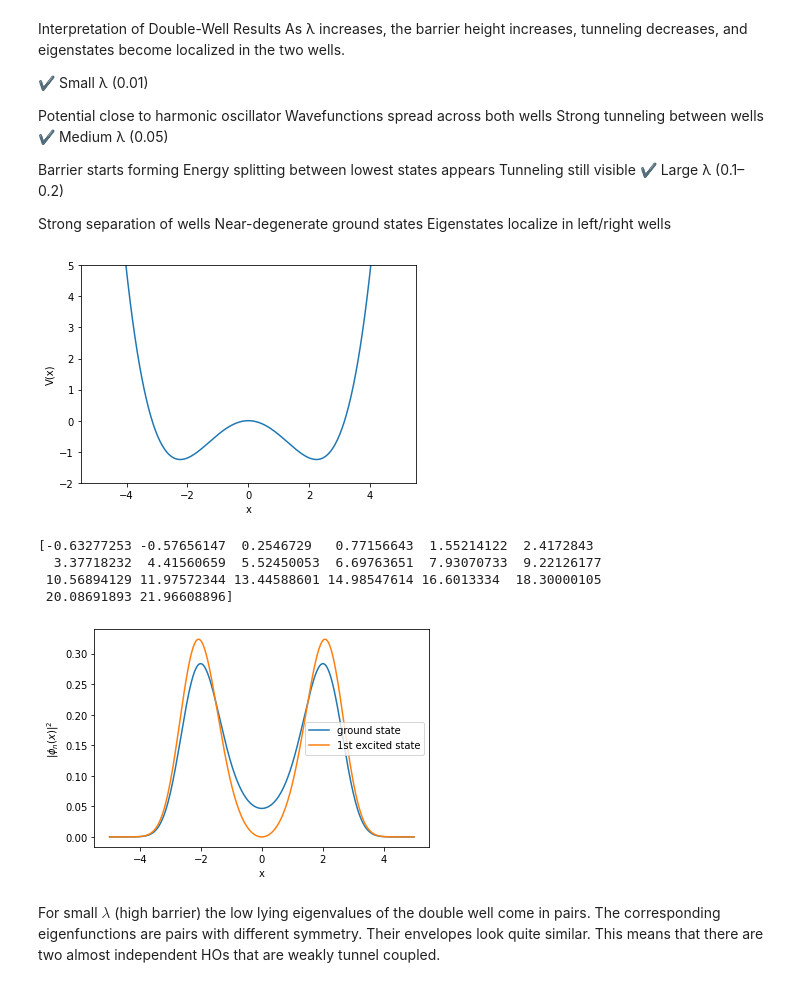
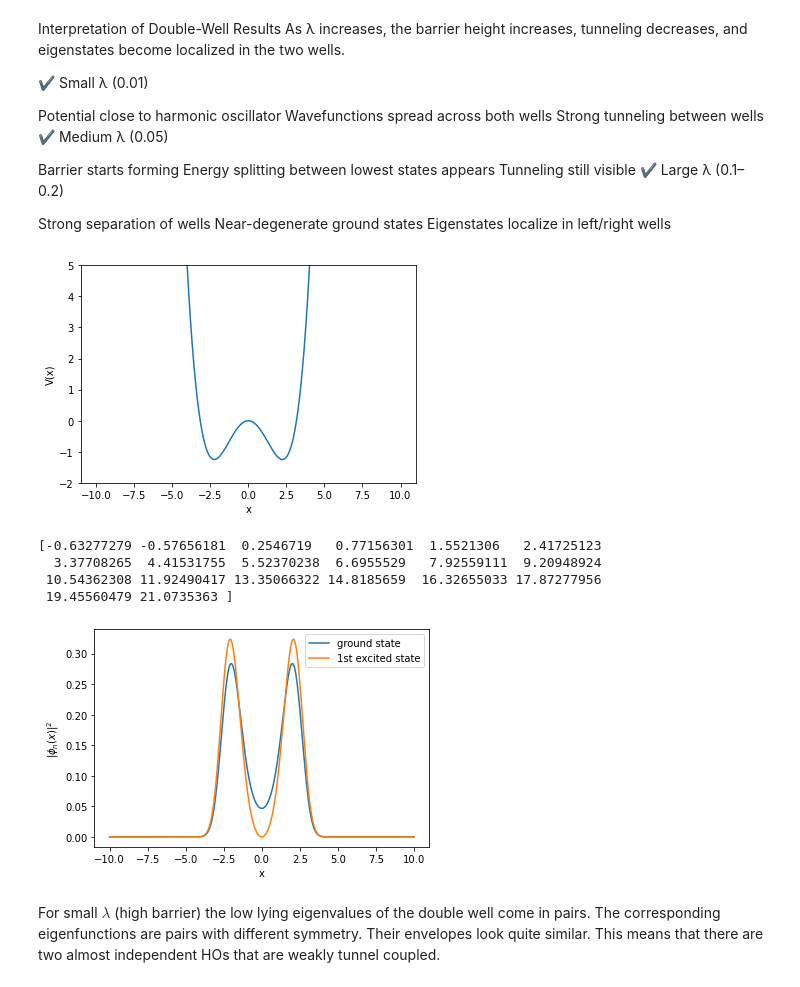
Before and after one commit to Abiyzelalem27/CQD_SS26, a Jupyter notebook: Solutions/exercise1_sol.ipynb, the cells around one changed output. Cells and saved outputs as stored; diff of their text form; code cells hidden in the pictures.

```diff
--- a/Solutions/exercise1_sol.ipynb
+++ b/Solutions/exercise1_sol.ipynb
@@ -150,10 +132,9 @@ plt.show()
 # %% [output]
 [figure]
 # %%
-# spatial grid
+# define spatial grid
 L = 10
 n =1000
-x = np.linspace(-L/2, L/2, n)
 plt.figure(figsize=(8, 6))
 
 for n_plot in range(6):
@@ -164,5 +145,6 @@ plt.title("HO_Eigenfunctions")
 plt.xlabel("X")
 plt.ylabel("$\\phi_n(x)$")
 plt.show()
+print(n)
 # %% [output]
 [figure]
@@ -465,18 +440,3 @@ The numerical eigenfunctions obtained from diagonalization are normalized differ
 After properly normalizing the numerical eigenfunctions by dividing by dx, the numerical and analytical solutions overlap closely.
 
 The difference between the probability densities is small, confirming that the numerical method accurately reproduces the analytical harmonic oscillator solution.
-# %%
-# define the grid
-L = 10
-npoints = 401
-dx = L/(npoints - 1)
-xvals = np.linspace(-L/2,L/2,npoints)
-
-# build the terms of the Hamiltonian
-H_pot = cqd.hamiltonians.HO_potential(xvals)
-H_kin = cqd.hamiltonians.H_kinetic(xvals)
-
-H_mat = H_pot + H_kin
-
-# diagonalize: here the whole magic is happening
-evals, evecs = LA.eigh(H_mat)
@@ -618,43 +571,40 @@ Strong separation of wells
 Near-degenerate ground states
 Eigenstates localize in left/right wells
 # %%
+# define spatial grid
 L = 10
-npoints = 401
-dx = L/(npoints - 1)
-xvals = np.linspace(-L / 2, L / 2, npoints)
+n= 401
 
 # potential
-Vvec = -0.5 * xvals ** 2 + 0.05 * xvals ** 4 # double well
-
+V = -0.5 * x ** 2 + 0.05 * x ** 4 # double well
 # plot potential
-plt.plot(xvals,Vvec)
+plt.plot(x,V)
 plt.ylim(-2,5)
 plt.xlabel("x")
 plt.ylabel("V(x)")
 
-H_pot_dw = np.diag(Vvec)
-H_kin = cqd.hamiltonians.H_kinetic(xvals)
-
-H_mat_dw = H_pot_dw + H_kin
+V_diag = np.diag(V) #
+T= cqd.hamiltonians.H_kinetic(x)
+H = V_diag + T
 
 # diagonalize: here the whole magic is happening
-evals_dw, evecs_dw = LA.eigh(H_mat_dw)
+evals, evecs = LA.eigh(H)
 # %% [output]
-[figure, old version]
+[figure, new version]
 # %%
-print(evals_dw[0:20])
+print(evals[0:20])
 #plt.plot(xvals,evecs[:,0]/dx)
 #plt.plot(xvals,evecs[:,3]/dx)
-plt.plot(xvals, np.abs(evecs_dw[:,0] ** 2) / dx, label = "ground state")
-plt.plot(xvals, np.abs(evecs_dw[:,1] ** 2) / dx, label = "1st excited state")
+plt.plot(x, np.abs(evecs[:,0] ** 2) / dx, label = "ground state")
+plt.plot(x, np.abs(evecs[:,1] ** 2) / dx, label = "1st excited state")
 plt.xlabel("x")
 plt.ylabel("$|\\phi_n(x)|^2$")
 plt.legend();
 # %% [output]
-[-0.63277253 -0.57656147  0.2546729   0.77156643  1.55214122  2.4172843
-  3.37718232  4.41560659  5.52450053  6.69763651  7.93070733  9.22126177
- 10.56894129 11.97572344 13.44588601 14.98547614 16.6013334  18.30000105
- 20.08691893 21.96608896]
+[-0.63277279 -0.57656181  0.2546719   0.77156301  1.5521306   2.41725123
+  3.37708265  4.41531755  5.52370238  6.6955529   7.92559111  9.20948924
+ 10.54362308 11.92490417 13.35066322 14.8185659  16.32655033 17.87277956
+ 19.45560479 21.0735363 ]
-[figure, old version]
+[figure, new version]
 # %% [markdown]
 For small $\lambda$ (high barrier) the low lying eigenvalues of the double well come in pairs. The corresponding eigenfunctions are pairs with different symmetry. Their envelopes look quite similar. This means that there are two almost independent HOs that are weakly tunnel coupled.
```
Also changed, not shown: parts of 17 cells of this notebook, 1 other file.
